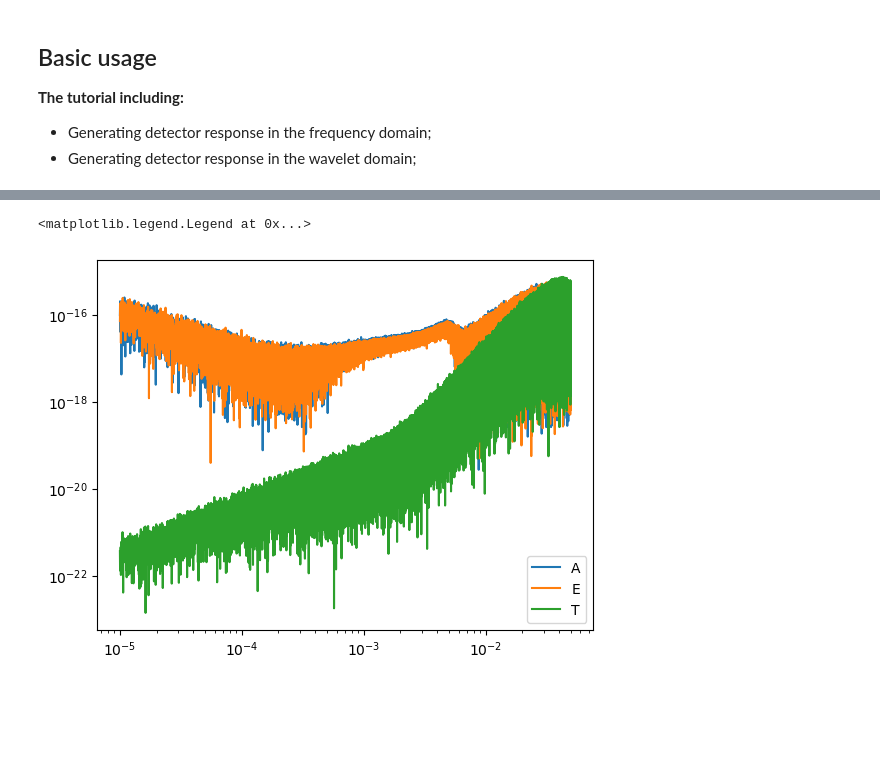
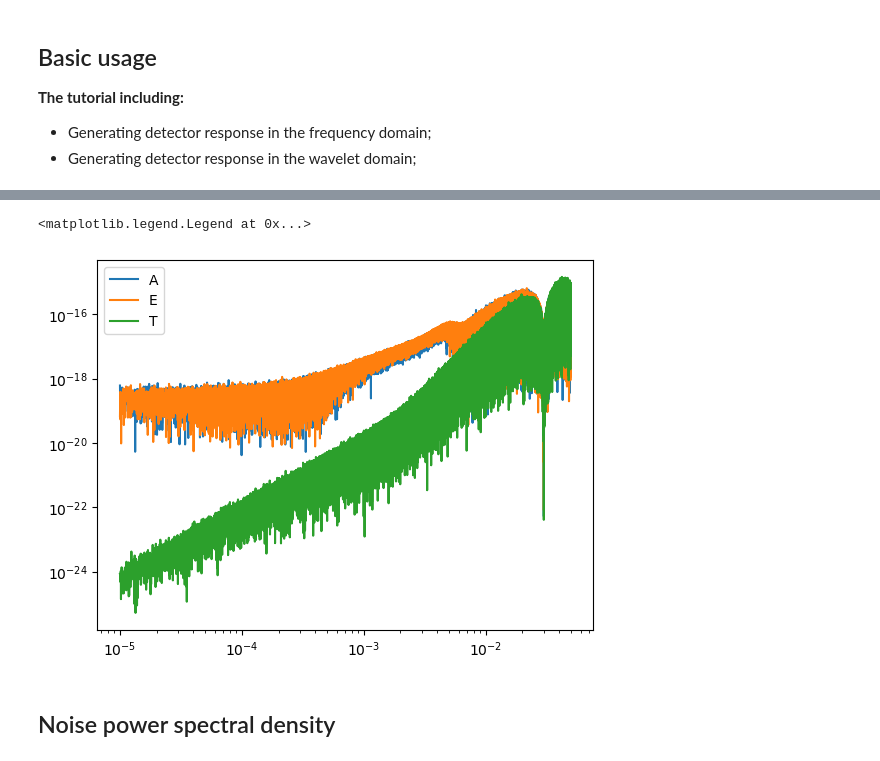
Before and after one commit to nnrui/pespace, a Jupyter notebook: examples/basic.ipynb, the cells around one changed output, grey strips where cells are left out. Cells and saved outputs as stored; diff of their text form; code cells hidden in the pictures; blank space fills up the shorter version.

Commit message:
individual mbhb can sucessfully run

```diff
--- a/examples/basic.ipynb
+++ b/examples/basic.ipynb
@@ -40,20 +99,11 @@ parameters = dict(
 # %%
-from pespace.detectors import TDIChannelsData, SpaceborneInterferometer
-from pespace.noise import noise_models
-from pespace.likelihood import FrequencyDomainLikelihood
-from tiwave.waveforms import IMRPhenomD
-
-
-mbhb = TDIChannelsData(label="injection_individual_MBHB")
-mbhb.set_frequency_domain_data_with_zero_value(channels=TDI_chans, generation=TDI_gen, duration=duration, cadence=cadance)
-mbhb.set_frequency_domain_noise_power_density_from_analystic_model(noise_models['LISA_SciRDv1'])
-noise_realization = mbhb.generate_realization_from_frequency_domain_noise_power_density()
-mbhb.add_into_frequency_domian_data(noise_realization)
-lisa = SpaceborneInterferometer(name='LISA', TDI_data=mbhb)
+lisa_noise = lisa_mbhb.generate_realization_from_frequency_domain_noise_power_density()
+lisa_mbhb.add_into_frequency_domian_data(lisa_noise)
+lisa = SpaceborneInterferometer(name='LISA', TDI_data=lisa_mbhb, orbit="LISA_analytic")
 lisa.initialize_response_container_in_frequency_domain()
-
 wf = IMRPhenomD(lisa.TDI_data.frequency_samples)
 wf.update_waveform(parameters)
+lisa.update_frequency_domain_response(wf.waveform_container, parameters['ecliptic_longitude'], parameters['ecliptic_latitude'], parameters['polarization'])
 lisa.inject_frequency_domain_signal(wf.waveform_container, parameters['ecliptic_longitude'], parameters['ecliptic_latitude'], parameters['polarization'])
 
 likelihood = FrequencyDomainLikelihood(wf, lisa)
@@ -83,9 +133,15 @@ import lal
 # %%
 TDI_data_array = lisa.TDI_data.frequency_domain_TDI_data.to_numpy()
 plt.figure()
 for chan in TDI_chans:
-    plt.loglog(lisa.TDI_data.frequency_samples_numpy_array, np.abs(TDI_data_array[chan][:,0]+1j*TDI_data_array[chan][:,1]), label=chan)
+    plt.loglog(
+        lisa.TDI_data.frequency_samples_numpy_array,
+        np.abs(TDI_data_array[chan][:, 0] + 1j * TDI_data_array[chan][:, 1]),
+        label=chan,
+    )
 plt.legend()
 # %% [output]
 <matplotlib.legend.Legend at 0x...>
-[figure, old version]
+[figure, new version]
+# %% [markdown]
+## Noise power spectral density
```
Also changed, not shown: parts of 3 cells of this notebook, 12 other files.
